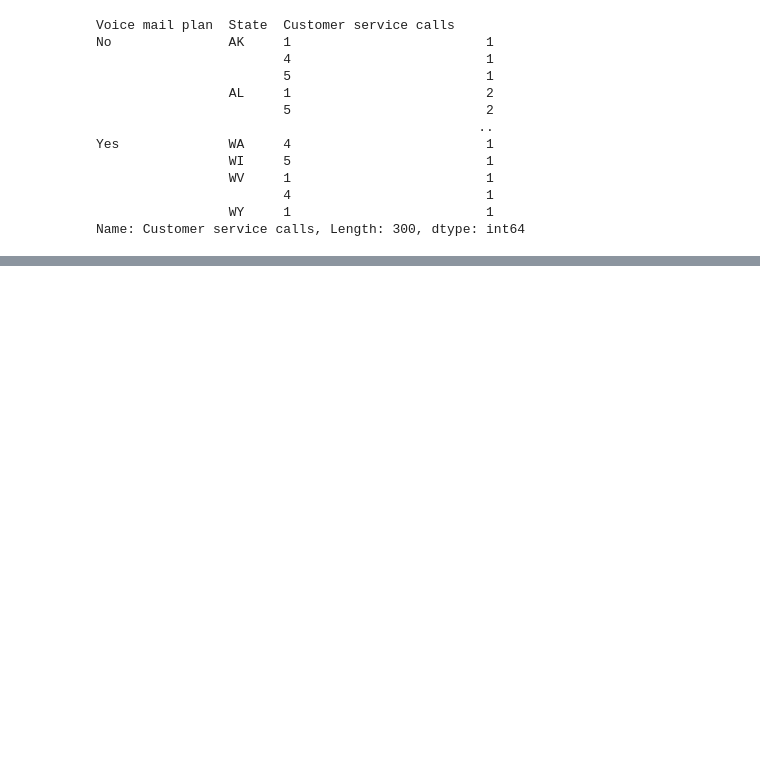
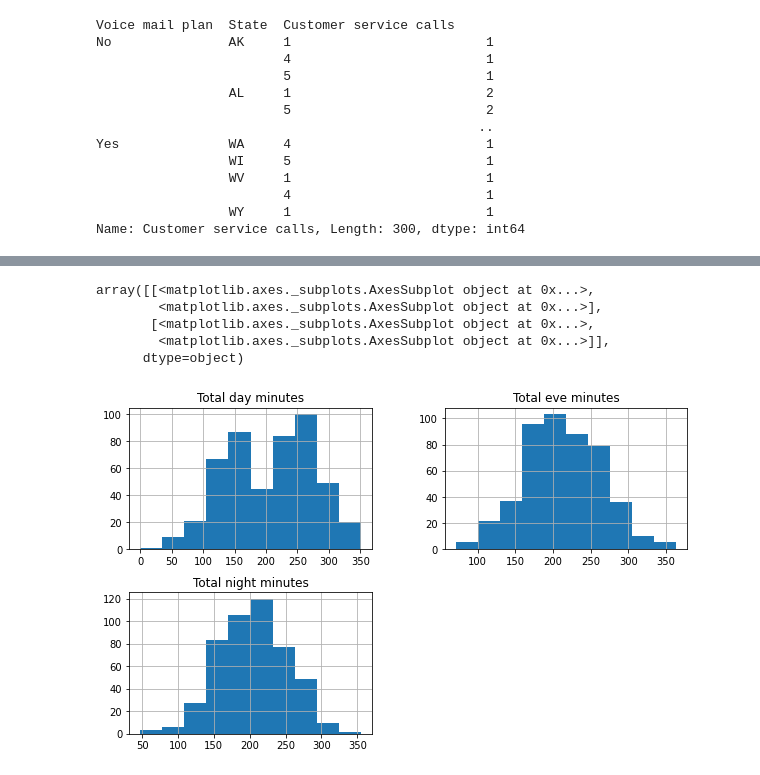
Before and after one commit to maya034/Churn-Analysis, a Jupyter notebook: Telecom_Churn_Analysis_Capstone_Project.ipynb, the cells around one changed output, grey strips where cells are left out. Drawn from its saved outputs; the diff is of its cells as text; code cells hidden in the pictures; blank space fills up the shorter version.

```diff
--- a/Telecom_Churn_Analysis_Capstone_Project.ipynb
+++ b/Telecom_Churn_Analysis_Capstone_Project.ipynb
@@ -548,0 +895,9 @@ Name: Customer service calls, Length: 300, dtype: int64
+# %%
+s.hist(column=['Total day minutes','Total eve minutes','Total night minutes'],figsize=[10, 6])
+# %% [output]
+array([[<matplotlib.axes._subplots.AxesSubplot object at 0x...>,
+        <matplotlib.axes._subplots.AxesSubplot object at 0x...>],
+       [<matplotlib.axes._subplots.AxesSubplot object at 0x...>,
+        <matplotlib.axes._subplots.AxesSubplot object at 0x...>]],
+      dtype=object)
+[figure, added]
```
Also changed, not shown: parts of 55 cells of this notebook.
